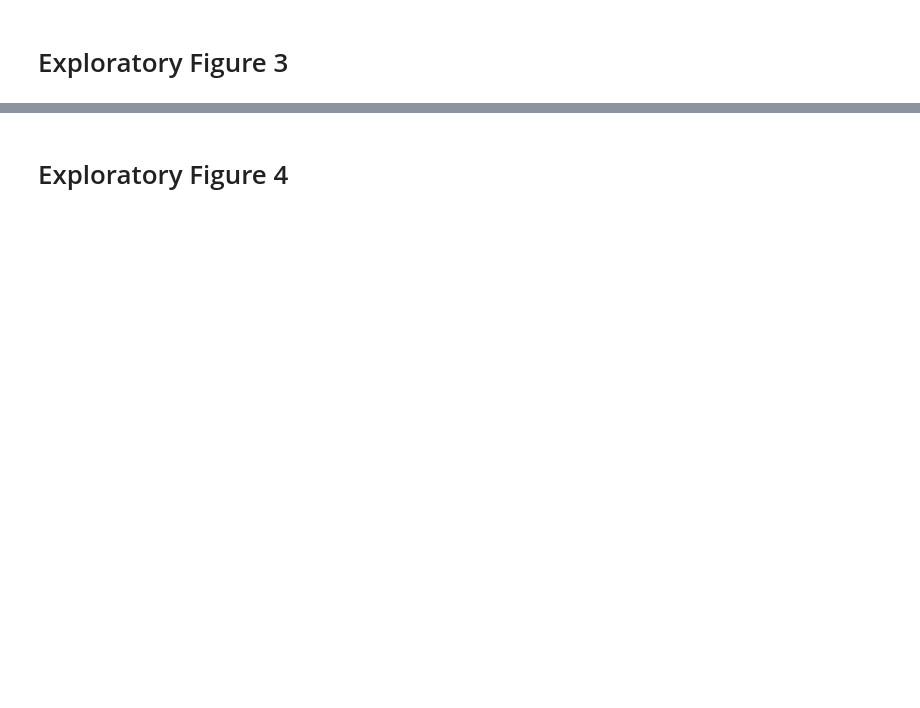
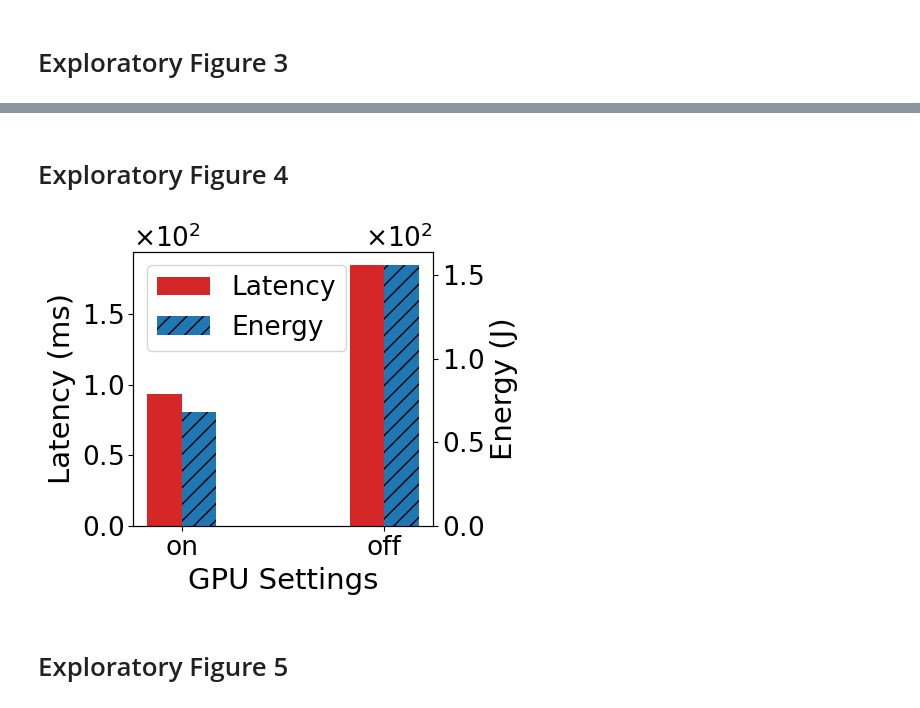
Before and after one commit to hpc-tuwien/SPLINTER, a Jupyter notebook: controller/exploratory_plots.ipynb, the cells around one changed output, grey strips where cells are left out. Drawn from its saved outputs; the diff is of its cells as text; code cells hidden in the pictures; blank space fills up the shorter version.

```diff
--- a/controller/exploratory_plots.ipynb
+++ b/controller/exploratory_plots.ipynb
@@ -221,3 +386,69 @@ plt.show()
-# %% [markdown]
-# Exploratory Figure 4
+# %% [markdown]
+# Exploratory Figure 4
+# %%
+df_fig4 = df[(df['params_cpu-freq'] == 1800) & (df['params_layer'] == 0)]
+df_fig4 = df_fig4[['values_energy (J)', 'values_latency (ms)', 'params_server-accelerator']]
+import matplotlib.pyplot as plt
+import matplotlib.ticker as ticker
+
+# Define font size variables
+scale_fonts = 7
+label_font_size = 14 + scale_fonts
+title_font_size = 16 + scale_fonts
+tick_font_size = 12 + scale_fonts
+legend_font_size = 12 + scale_fonts
+offset_font_size = 12 + scale_fonts
+
+# Create the plot
+fig, ax1 = plt.subplots(figsize=(5, 4))
+
+# Set the width for the bars
+bar_width = 0.17
+positions = range(len(df_fig4))
+
+# Plot the latency bars
+latency_bars = ax1.bar([p - bar_width / 2 for p in positions], df_fig4['values_latency (ms)'], width=bar_width,
+                       color='tab:red')
+ax1.set_ylabel('Latency (ms)', fontsize=label_font_size)
+ax1.tick_params(axis='y', labelsize=tick_font_size)
+
+# Create a secondary y-axis for the energy bars
+ax2 = ax1.twinx()
+energy_bars = ax2.bar([p + bar_width / 2 for p in positions], df_fig4['values_energy (J)'], width=bar_width,
+                      color='tab:blue', hatch="//")
+ax2.set_ylabel('Energy (J)', fontsize=label_font_size)
+ax2.tick_params(axis='y', labelsize=tick_font_size)
+
+# Format y-axis ticks as scientific notation for both y-axes
+ax1.yaxis.set_major_formatter(ticker.ScalarFormatter(useMathText=True))
+ax1.ticklabel_format(style='sci', axis='y', scilimits=(0, 0))
+ax2.yaxis.set_major_formatter(ticker.ScalarFormatter(useMathText=True))
+ax2.ticklabel_format(style='sci', axis='y', scilimits=(0, 0))
+
+# Set offset text size for y-axes
+ax1.yaxis.get_offset_text().set_fontsize(offset_font_size)
+ax2.yaxis.get_offset_text().set_fontsize(offset_font_size)
+
+# Set the x-axis
+ax1.set_xticks(positions)
+ax1.set_xticklabels(['on' if label else 'off' for label in df_fig4['params_server-accelerator']])
+ax1.set_xlabel('GPU Settings', fontsize=label_font_size)
+ax1.tick_params(axis='x', labelsize=tick_font_size)
+
+# Add a single legend
+lines = [latency_bars, energy_bars]
+labels = ['Latency', 'Energy']
+ax1.legend(lines, labels, loc='upper left', fontsize=legend_font_size)
+
+
+# Show the plot
+fig.tight_layout()
+plt.savefig('gpu_settings_effect.pdf', format='pdf', bbox_inches='tight')
+
+# Show the plot
+plt.show()
+# %% [output]
+[figure, added]
+# %% [markdown]
+# Exploratory Figure 5
 # %%
```
Also changed, not shown: parts of 20 cells of this notebook, 12 other files.
